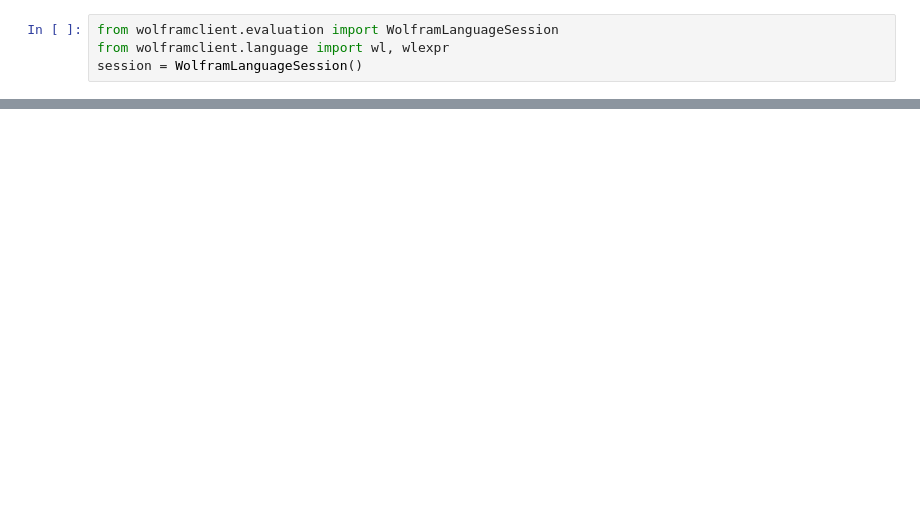
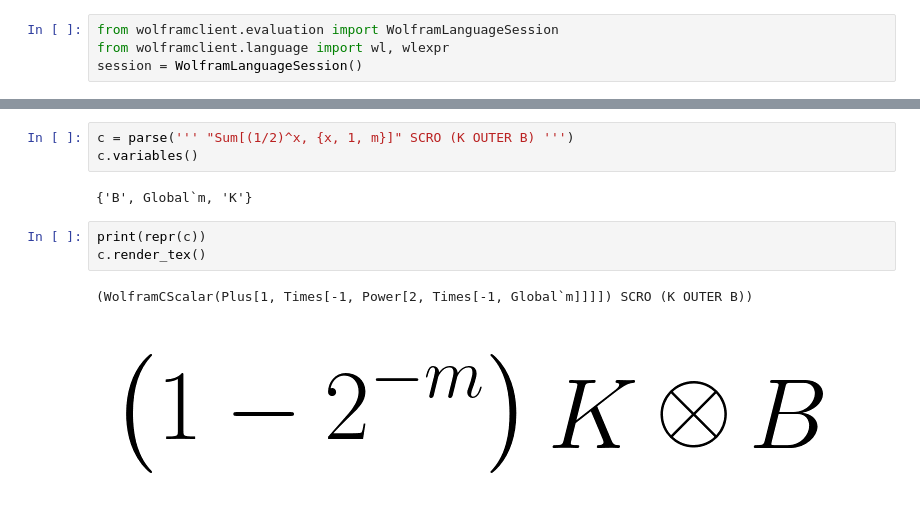
Before and after one commit to LucianoXu/28-Dirac3, a Jupyter notebook: test.ipynb, the cells around one changed output, grey strips where cells are left out. Drawn from its saved outputs; the diff is of its cells as text; blank space fills up the shorter version.

Commit message:
- Fix the bug of variables() method for base/scalars (rule out special symbols like Infinity)
- Allow "HoldForm" in wolfram language, and rules to reduce them are implemented.

```diff
--- a/test.ipynb
+++ b/test.ipynb
@@ -49,0 +60,11 @@ render_latex(formula)
+# %%
+c = parse(''' "Sum[(1/2)^x, {x, 1, m}]" SCRO (K OUTER B) ''')
+c.variables()
+# %% [output]
+{'B', Global`m, 'K'}
+# %%
+print(repr(c))
+c.render_tex()
+# %% [output]
+(WolframCScalar(Plus[1, Times[-1, Power[2, Times[-1, Global`m]]]]) SCRO (K OUTER B))
+[figure, added]
```
Also changed, not shown: parts of 22 cells of this notebook, 10 other files.
